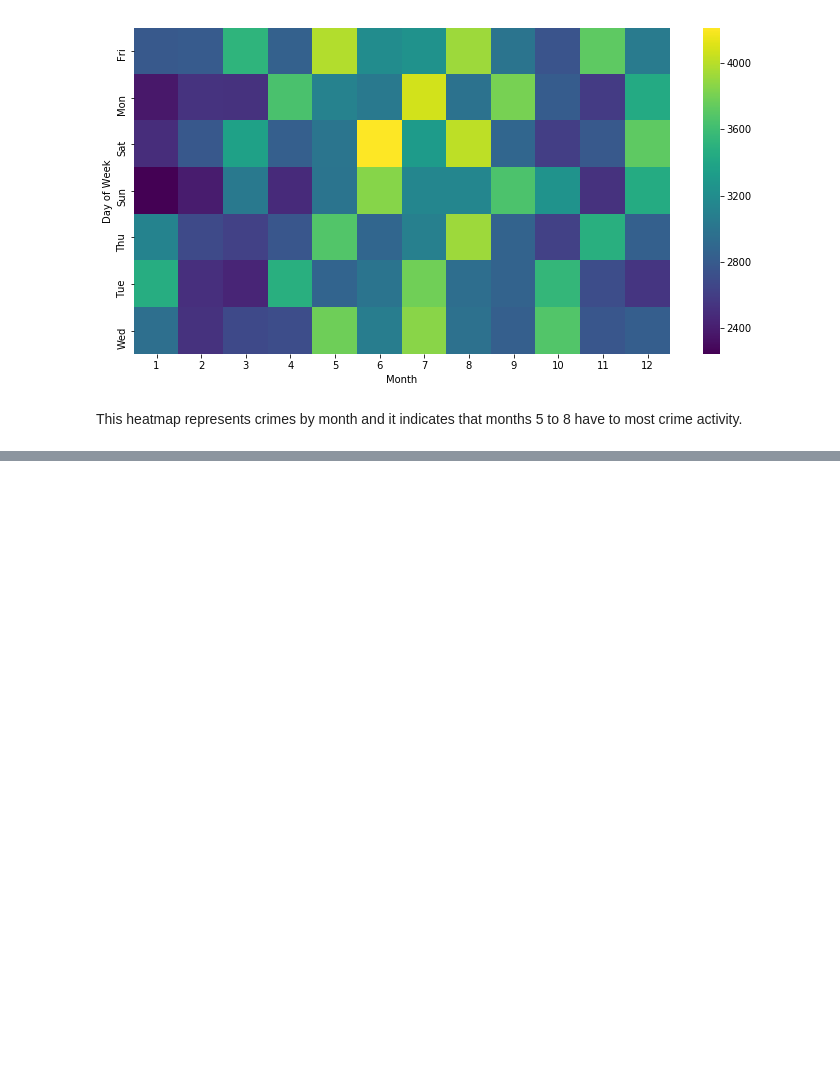
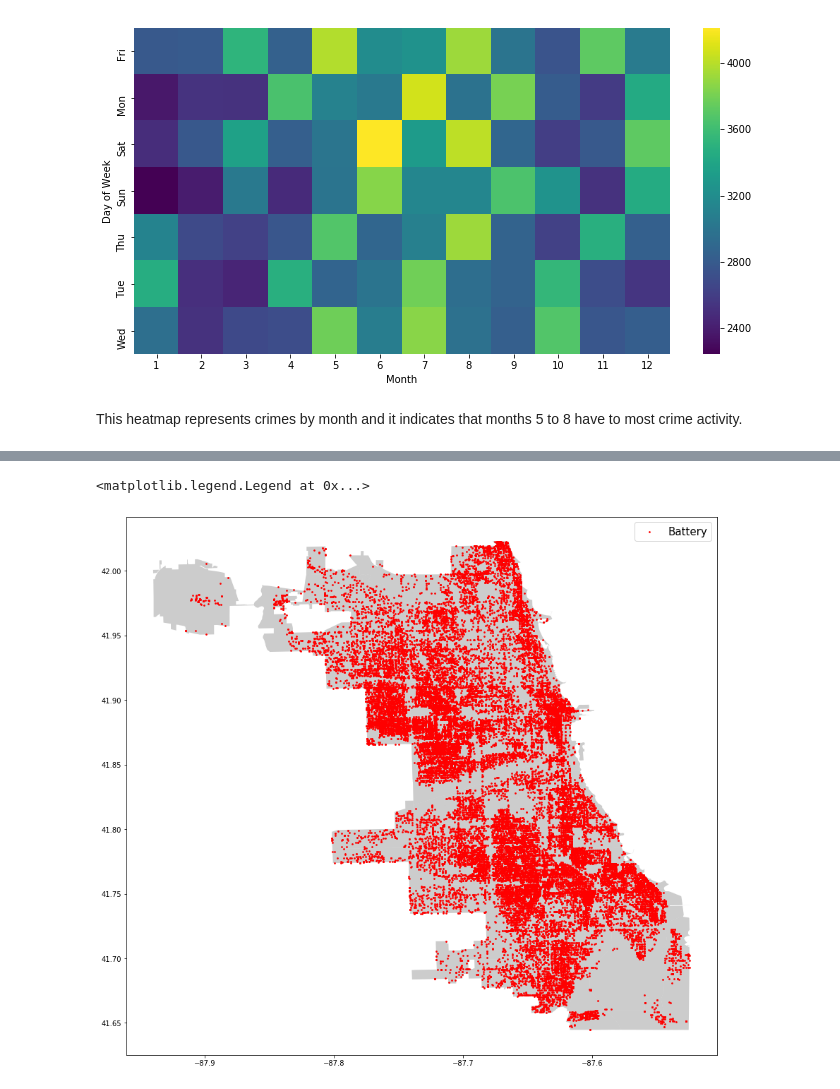
Before and after one commit to shakhuss/Chicago-Crime-Analysis, a Jupyter notebook: Chicago Crime Analysis.ipynb, the cells around one changed output, grey strips where cells are left out. Saved outputs shown, nothing was run; the diff lists cells and outputs as text; code cells hidden in the pictures; blank space fills up the shorter version.

```diff
--- a/Chicago Crime Analysis.ipynb
+++ b/Chicago Crime Analysis.ipynb
@@ -243,0 +277,8 @@ This heatmap represents crimes by month and it indicates that months 5 to 8 have
+# %%
+fig,ax = plt.subplots(figsize=(15,15))
+chicago_map.plot(ax = ax, alpha = 0.4, color = "grey")
+geo_df[geo_df[' PRIMARY DESCRIPTION'] ==  'BATTERY'].plot(ax = ax, markersize = 3, color = "red", marker = "o", label = "Battery")
+plt.legend(prop={'size': 15})
+# %% [output]
+<matplotlib.legend.Legend at 0x...>
+[figure, added]
```
Also changed, not shown: parts of 18 cells of this notebook.
